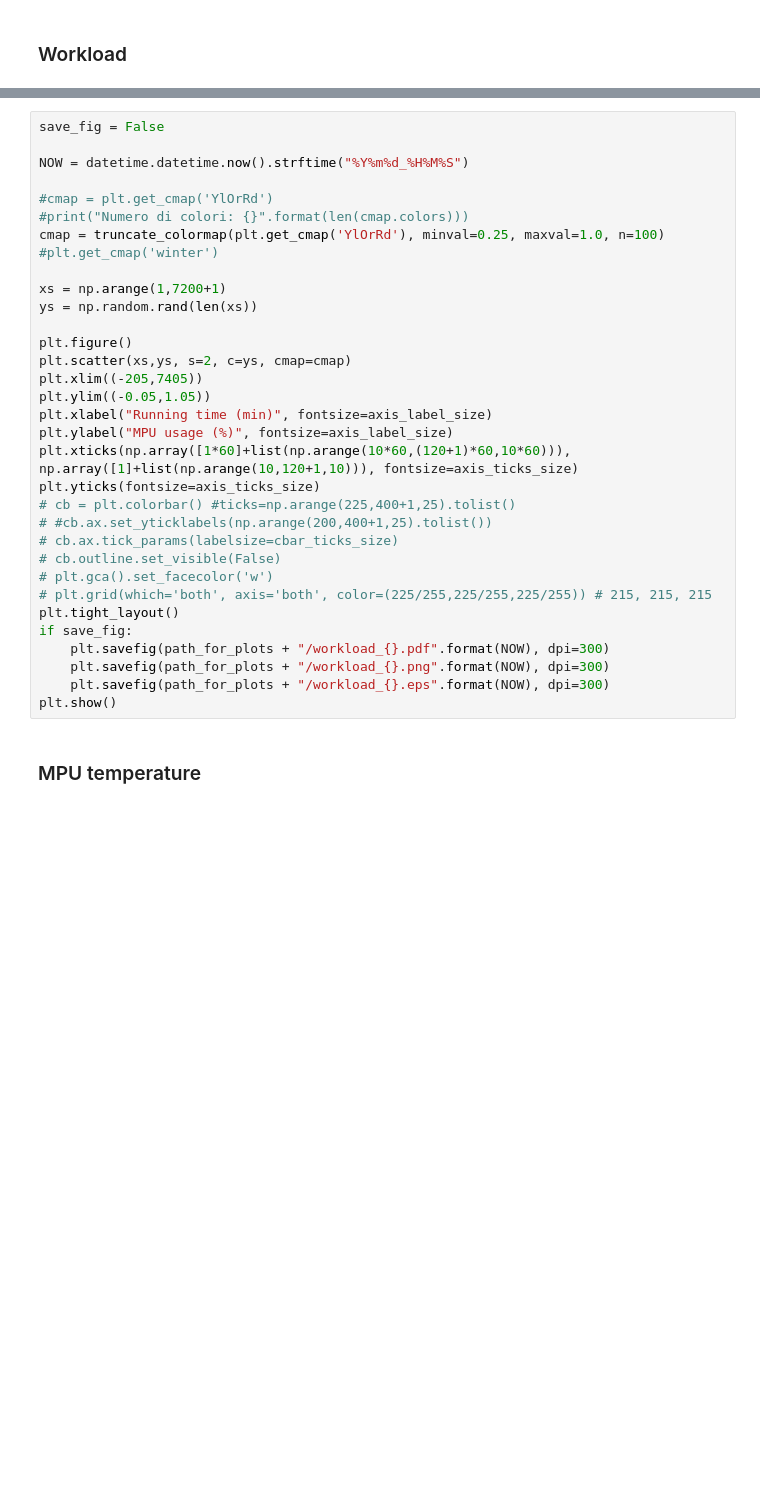
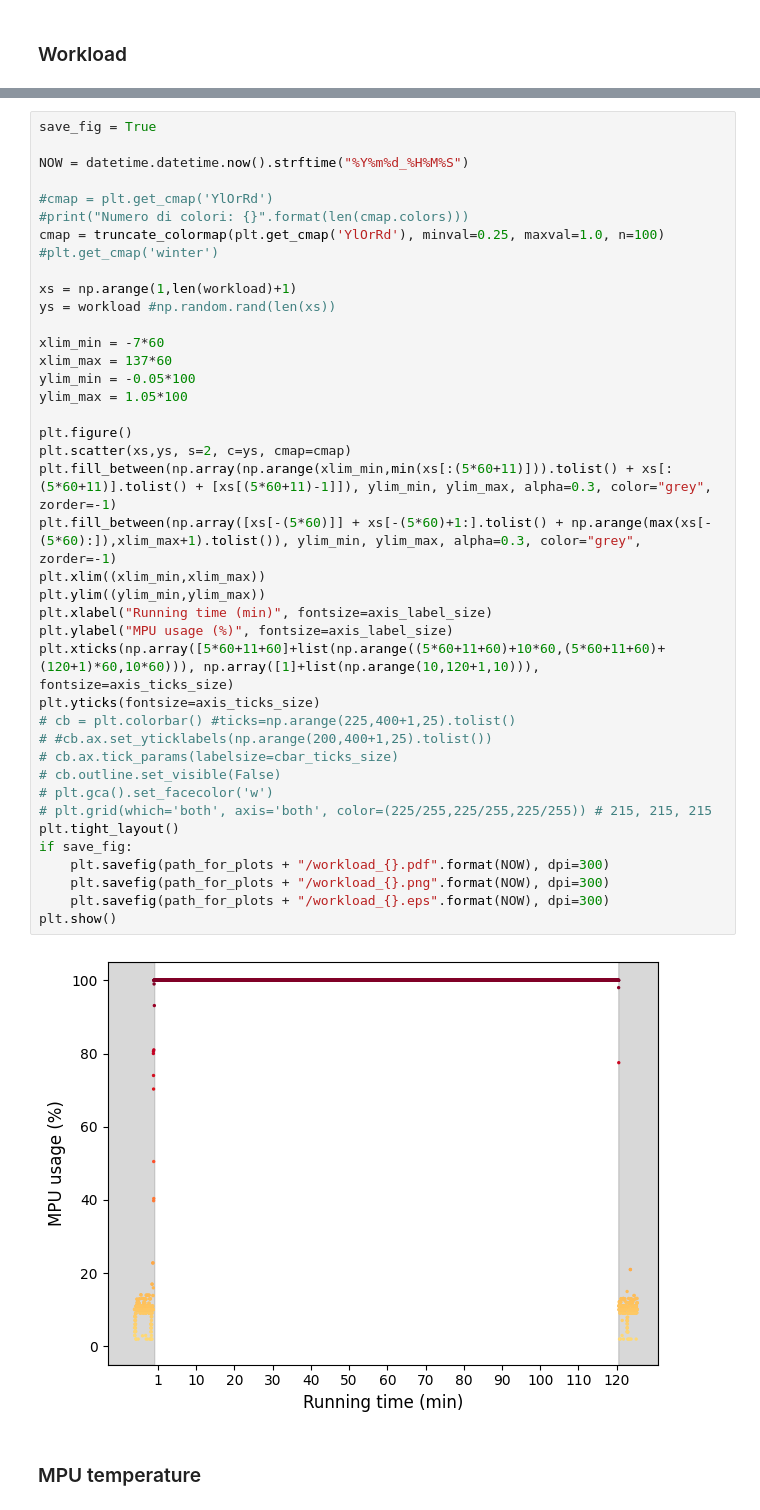
Before and after one commit to VitF/Neu-BrAuER, a Jupyter notebook: measurements/plot_results_BoardInferences.ipynb, the cells around one changed output, grey strips where cells are left out. Saved outputs shown, nothing was run; the diff lists cells and outputs as text; blank space fills up the shorter version.

```diff
--- a/measurements/plot_results_BoardInferences.ipynb
+++ b/measurements/plot_results_BoardInferences.ipynb
@@ -141,35 +149,44 @@ with open("./workload_2h-runs.txt", 'r') as f:
 # %%
-save_fig = False
+save_fig = True
 
 NOW = datetime.datetime.now().strftime("%Y%m%d_%H%M%S")
 
 #cmap = plt.get_cmap('YlOrRd')
 #print("Numero di colori: {}".format(len(cmap.colors)))
 cmap = truncate_colormap(plt.get_cmap('YlOrRd'), minval=0.25, maxval=1.0, n=100) #plt.get_cmap('winter')
 
-xs = np.arange(1,7200+1)
-ys = np.random.rand(len(xs))
+xs = np.arange(1,len(workload)+1)
+ys = workload #np.random.rand(len(xs))
+
+xlim_min = -7*60
+xlim_max = 137*60
+ylim_min = -0.05*100
+ylim_max = 1.05*100
 
 plt.figure()
 plt.scatter(xs,ys, s=2, c=ys, cmap=cmap)
-plt.xlim((-205,7405))
-plt.ylim((-0.05,1.05))
+plt.fill_between(np.array(np.arange(xlim_min,min(xs[:(5*60+11)])).tolist() + xs[:(5*60+11)].tolist() + [xs[(5*60+11)-1]]), ylim_min, ylim_max, alpha=0.3, color="grey", zorder=-1)
+plt.fill_between(np.array([xs[-(5*60)]] + xs[-(5*60)+1:].tolist() + np.arange(max(xs[-(5*60):]),xlim_max+1).tolist()), ylim_min, ylim_max, alpha=0.3, color="grey", zorder=-1)
+plt.xlim((xlim_min,xlim_max))
+plt.ylim((ylim_min,ylim_max))
 plt.xlabel("Running time (min)", fontsize=axis_label_size)
 plt.ylabel("MPU usage (%)", fontsize=axis_label_size)
-plt.xticks(np.array([1*60]+list(np.arange(10*60,(120+1)*60,10*60))), np.array([1]+list(np.arange(10,120+1,10))), fontsize=axis_ticks_size)
+plt.xticks(np.array([5*60+11+60]+list(np.arange((5*60+11+60)+10*60,(5*60+11+60)+(120+1)*60,10*60))), np.array([1]+list(np.arange(10,120+1,10))), fontsize=axis_ticks_size)
 plt.yticks(fontsize=axis_ticks_size)
 # cb = plt.colorbar() #ticks=np.arange(225,400+1,25).tolist()
 # #cb.ax.set_yticklabels(np.arange(200,400+1,25).tolist())
 # cb.ax.tick_params(labelsize=cbar_ticks_size)
 # cb.outline.set_visible(False)
 # plt.gca().set_facecolor('w')
 # plt.grid(which='both', axis='both', color=(225/255,225/255,225/255)) # 215, 215, 215
 plt.tight_layout()
 if save_fig:
     plt.savefig(path_for_plots + "/workload_{}.pdf".format(NOW), dpi=300)
     plt.savefig(path_for_plots + "/workload_{}.png".format(NOW), dpi=300)
     plt.savefig(path_for_plots + "/workload_{}.eps".format(NOW), dpi=300)
 plt.show()
+# %% [output]
+[figure, added]
 # %% [markdown]
 ### MPU temperature
 # %%
```
Also changed, not shown: parts of 9 cells of this notebook, 13 other files.
